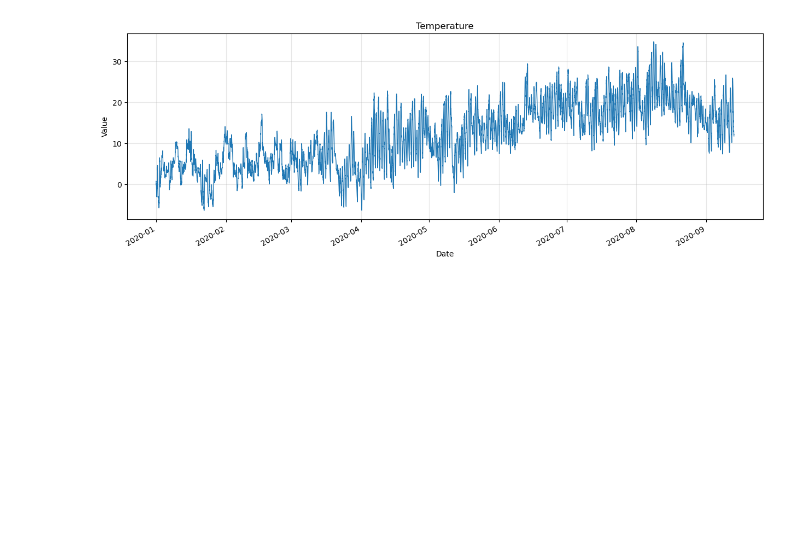
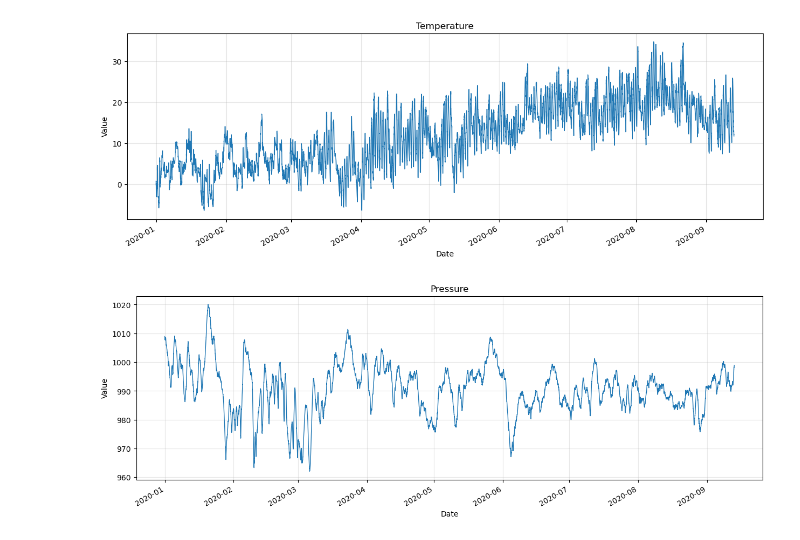
Before and after one commit to MrWlobo/Weather-Forecasting, a Jupyter notebook: main.ipynb, the cells around one changed output. Saved outputs shown, nothing was run; the diff lists cells and outputs as text; code cells hidden in the pictures; blank space fills up the shorter version.

```diff
--- a/main.ipynb
+++ b/main.ipynb
@@ -183,3 +183,7 @@ def plot_series(df, column_name, title):
 plot_series(eda_df, "T", "Temperature")
 # %% [output]
 [figure]
+# %%
+plot_series(eda_df, "p", "Pressure")
+# %% [output]
+[figure, added]
```
Also changed, not shown: parts of 1 cell of this notebook.
